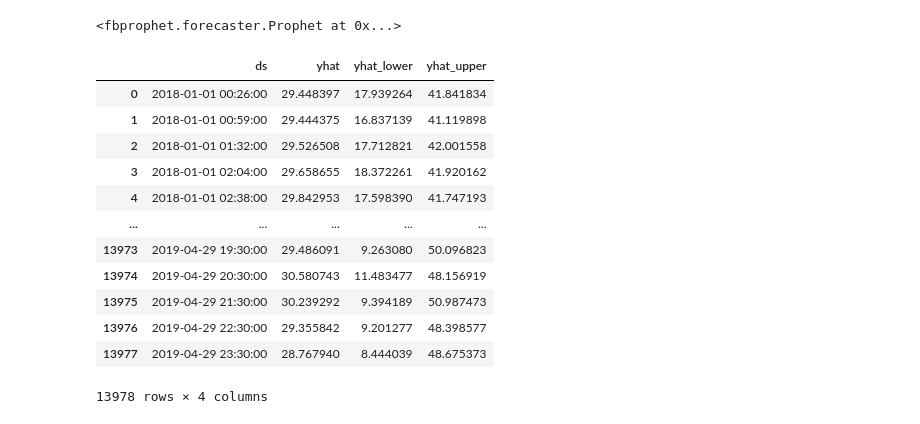
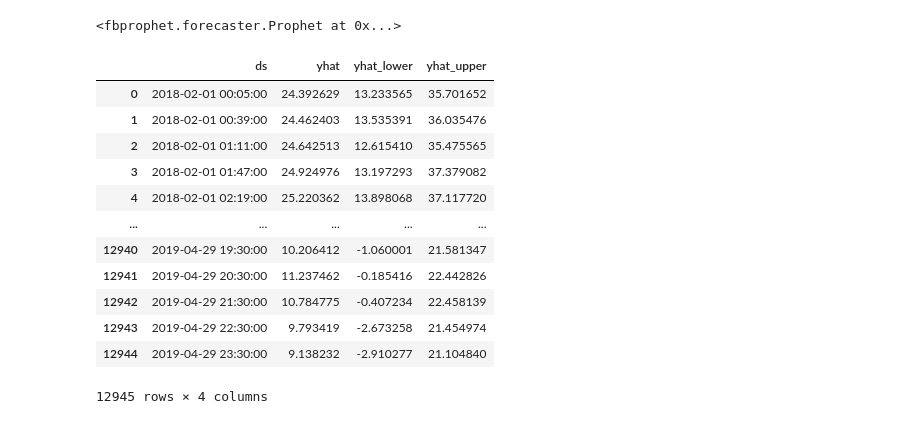
Before and after one commit to mitkrieg/citibike-timeseries, a Jupyter notebook: fbprophet_model.ipynb, the cells around one changed output. Cells and saved outputs as stored; diff of their text form; code cells hidden in the pictures.

```diff
--- a/fbprophet_model.ipynb
+++ b/fbprophet_model.ipynb
@@ -204,2 +189,2 @@ search_station_id('Amsterdam')
 # %%
-station_3176 = year_2018.loc[3167]
+station_3176 = year_2018.loc[3167]['2018-02-01':]
@@ -206,3 +201,6 @@ station_3176 = year_2018.loc[3167]
 # %%
 availbikes = station_3176.reset_index()[['date_time','avail_bikes']]
 availbikes.rename(columns={'date_time':'ds','avail_bikes':'y'}, inplace=True)
+availbikes['cap'] = [55 for i in range(len(availbikes))]
+availbikes['floor'] = [0 for i in range(len(availbikes))]
+availbikes.info()
@@ -209,26 +219,29 @@ availbikes.rename(columns={'date_time':'ds','avail_bikes':'y'}, inplace=True)
 # %%
-year_model = Prophet(yearly_seasonality=False,weekly_seasonality=True,daily_seasonality=True)
+year_model = Prophet(growth= 'logistic',yearly_seasonality=True,weekly_seasonality=True,daily_seasonality=True,
+                     seasonality_prior_scale=20,n_changepoints=365)
 year_model.fit(availbikes)
 # %% [output]
 <fbprophet.forecaster.Prophet at 0x...>
 # %%
 future = year_model.make_future_dataframe(periods = 24*119,freq='H')
+future['cap'] = [55 for i in range(len(future))]
+future['floor'] = [0 for i in range(len(future))]
 forcast = year_model.predict(future)
 forcast[['ds','yhat','yhat_lower','yhat_upper']]
 # %% [output]
 |  | ds | yhat | yhat_lower | yhat_upper |
-| 0 | 2018-01-01 00:26:00 | 29.448397 | 17.939264 | 41.841834 |
-| 1 | 2018-01-01 00:59:00 | 29.444375 | 16.837139 | 41.119898 |
-| 2 | 2018-01-01 01:32:00 | 29.526508 | 17.712821 | 42.001558 |
-| 3 | 2018-01-01 02:04:00 | 29.658655 | 18.372261 | 41.920162 |
-| 4 | 2018-01-01 02:38:00 | 29.842953 | 17.598390 | 41.747193 |
+| 0 | 2018-02-01 00:05:00 | 24.392629 | 13.233565 | 35.701652 |
+| 1 | 2018-02-01 00:39:00 | 24.462403 | 13.535391 | 36.035476 |
+| 2 | 2018-02-01 01:11:00 | 24.642513 | 12.615410 | 35.475565 |
+| 3 | 2018-02-01 01:47:00 | 24.924976 | 13.197293 | 37.379082 |
+| 4 | 2018-02-01 02:19:00 | 25.220362 | 13.898068 | 37.117720 |
 | ... | ... | ... | ... | ... |
-| 13973 | 2019-04-29 19:30:00 | 29.486091 | 9.263080 | 50.096823 |
-| 13974 | 2019-04-29 20:30:00 | 30.580743 | 11.483477 | 48.156919 |
-| 13975 | 2019-04-29 21:30:00 | 30.239292 | 9.394189 | 50.987473 |
-| 13976 | 2019-04-29 22:30:00 | 29.355842 | 9.201277 | 48.398577 |
-| 13977 | 2019-04-29 23:30:00 | 28.767940 | 8.444039 | 48.675373 |
+| 12940 | 2019-04-29 19:30:00 | 10.206412 | -1.060001 | 21.581347 |
+| 12941 | 2019-04-29 20:30:00 | 11.237462 | -0.185416 | 22.442826 |
+| 12942 | 2019-04-29 21:30:00 | 10.784775 | -0.407234 | 22.458139 |
+| 12943 | 2019-04-29 22:30:00 | 9.793419 | -2.673258 | 21.454974 |
+| 12944 | 2019-04-29 23:30:00 | 9.138232 | -2.910277 | 21.104840 |
-13978 rows × 4 columns
+12945 rows × 4 columns
 # %%
 forcast_year_ts = forcast.set_index('ds')
 true_year_ts = availbikes.set_index('ds')
```
Also changed, not shown: parts of 15 cells of this notebook.
